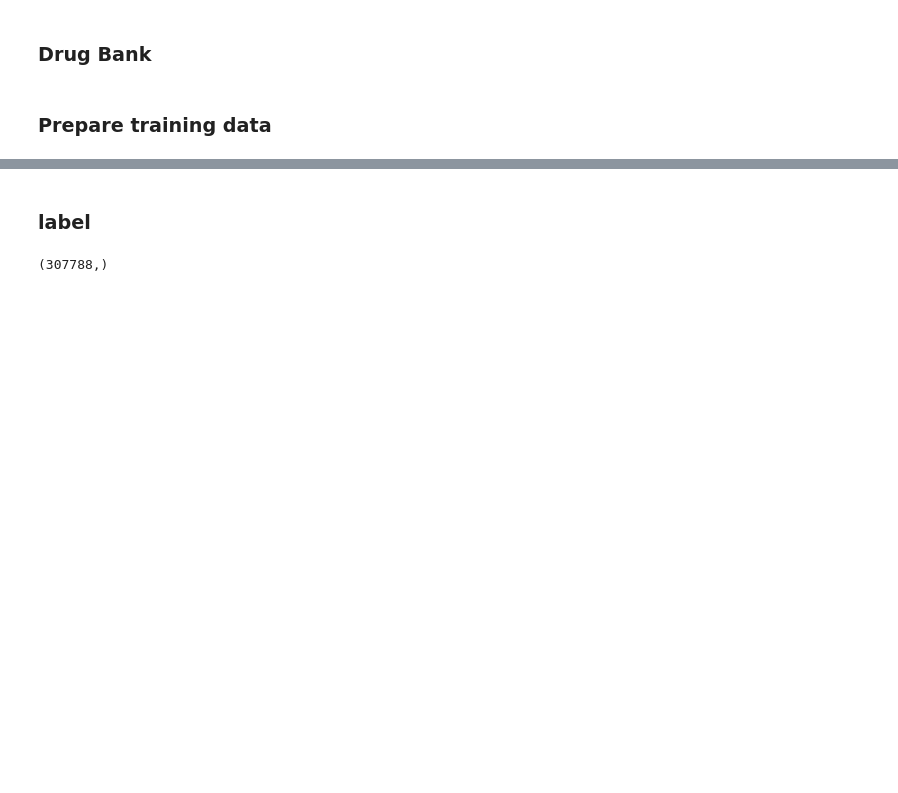
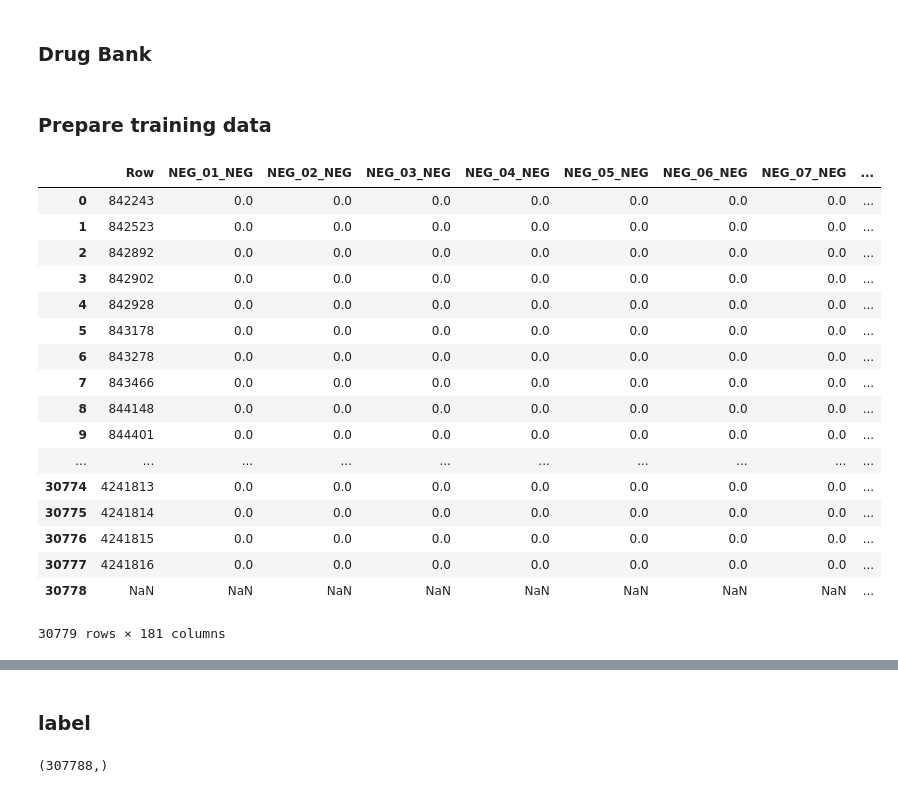
Before and after one commit to YaTingChang0620/Pittsburgh-Supercomputing-Center, a Jupyter notebook: Predictive_Model_For_Small_Molecule.ipynb, the cells around one changed output, grey strips where cells are left out. Saved outputs shown, nothing was run; the diff lists cells and outputs as text; code cells hidden in the pictures; blank space fills up the shorter version.

```diff
--- a/Predictive_Model_For_Small_Molecule.ipynb
+++ b/Predictive_Model_For_Small_Molecule.ipynb
@@ -37,5 +33,30 @@ drug_link = drug_link.dropna(subset=['PubChem Compound ID'])
 drug_map = dict(zip(drug_link['PubChem Compound ID'],drug_link['Name']))
 # %% [markdown]
 ### Prepare training data
+# %%
+# only first file contains active molecule, need to filter out false positive
+molecule_matrix = pd.read_csv(molecule_descriptor_files[0],dtype={'Row':'str'})
+# molecule_matrix.dropna(axis=0,inplace=True)
+# %%
+molecule_matrix.iloc[:,:181]
+# %% [output]
+|  | Row | NEG_01_NEG | NEG_02_NEG | NEG_03_NEG | NEG_04_NEG | NEG_05_NEG | NEG_06_NEG | NEG_07_NEG | ... |
+| 0 | 842243 | 0.0 | 0.0 | 0.0 | 0.0 | 0.0 | 0.0 | 0.0 | ... |
+| 1 | 842523 | 0.0 | 0.0 | 0.0 | 0.0 | 0.0 | 0.0 | 0.0 | ... |
+| 2 | 842892 | 0.0 | 0.0 | 0.0 | 0.0 | 0.0 | 0.0 | 0.0 | ... |
+| 3 | 842902 | 0.0 | 0.0 | 0.0 | 0.0 | 0.0 | 0.0 | 0.0 | ... |
+| 4 | 842928 | 0.0 | 0.0 | 0.0 | 0.0 | 0.0 | 0.0 | 0.0 | ... |
+| 5 | 843178 | 0.0 | 0.0 | 0.0 | 0.0 | 0.0 | 0.0 | 0.0 | ... |
+| 6 | 843278 | 0.0 | 0.0 | 0.0 | 0.0 | 0.0 | 0.0 | 0.0 | ... |
+| 7 | 843466 | 0.0 | 0.0 | 0.0 | 0.0 | 0.0 | 0.0 | 0.0 | ... |
+| 8 | 844148 | 0.0 | 0.0 | 0.0 | 0.0 | 0.0 | 0.0 | 0.0 | ... |
+| 9 | 844401 | 0.0 | 0.0 | 0.0 | 0.0 | 0.0 | 0.0 | 0.0 | ... |
+| ... | ... | ... | ... | ... | ... | ... | ... | ... | ... |
+| 30774 | 4241813 | 0.0 | 0.0 | 0.0 | 0.0 | 0.0 | 0.0 | 0.0 | ... |
+| 30775 | 4241814 | 0.0 | 0.0 | 0.0 | 0.0 | 0.0 | 0.0 | 0.0 | ... |
+| 30776 | 4241815 | 0.0 | 0.0 | 0.0 | 0.0 | 0.0 | 0.0 | 0.0 | ... |
+| 30777 | 4241816 | 0.0 | 0.0 | 0.0 | 0.0 | 0.0 | 0.0 | 0.0 | ... |
+| 30778 | NaN | NaN | NaN | NaN | NaN | NaN | NaN | NaN | ... |
+30779 rows × 181 columns
 # %%
 %%time
```
Also changed, not shown: parts of 15 cells of this notebook.
